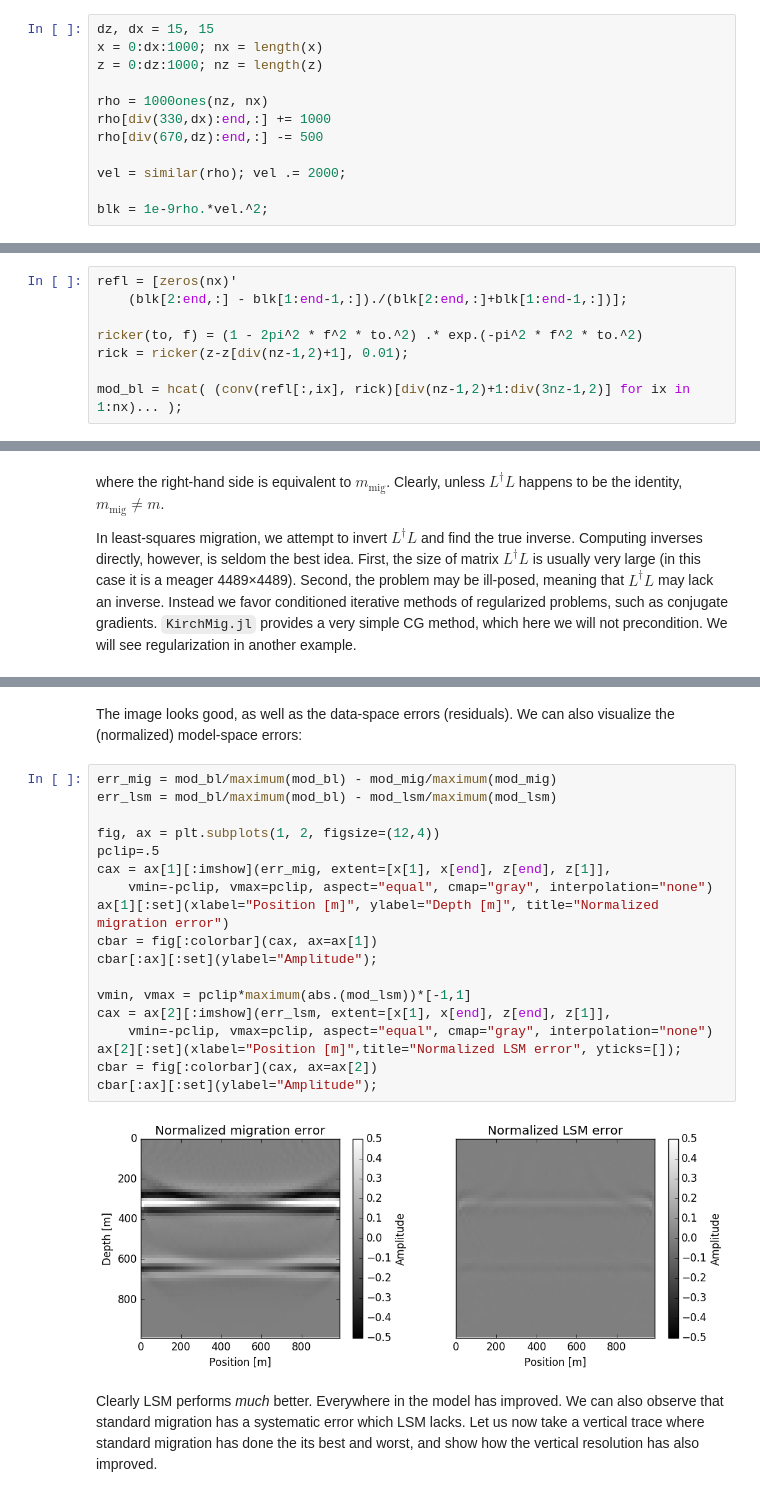
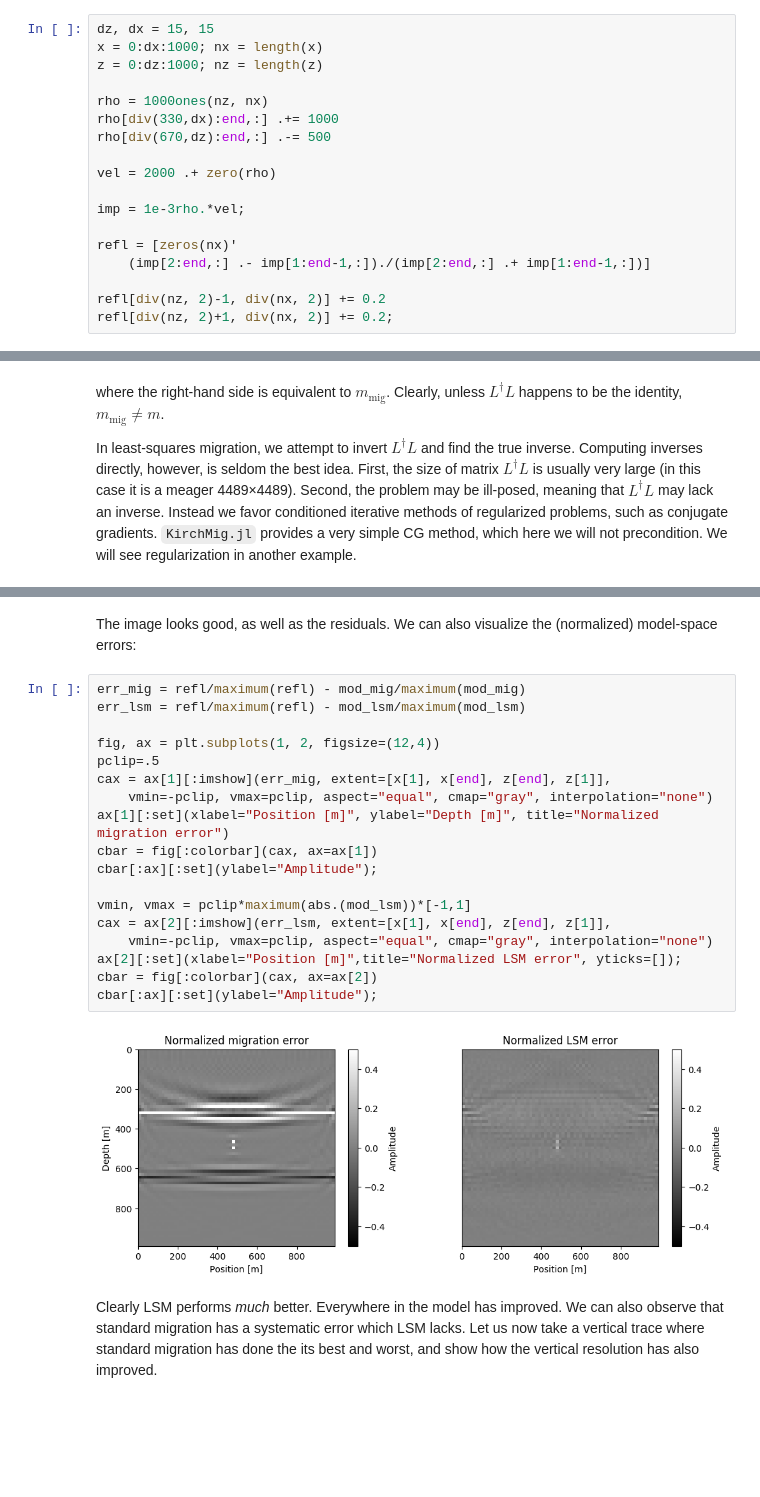
Before and after one commit to cako/KirchMig.jl, a Jupyter notebook: notebooks/LayerCake.ipynb, the cells around one changed output, grey strips where cells are left out. Cells and saved outputs as stored; diff of their text form; blank space fills up the shorter version.

```diff
--- a/notebooks/LayerCake.ipynb
+++ b/notebooks/LayerCake.ipynb
@@ -18,10 +21,16 @@ x = 0:dx:1000; nx = length(x)
 z = 0:dz:1000; nz = length(z)
 
 rho = 1000ones(nz, nx)
-rho[div(330,dx):end,:] += 1000
-rho[div(670,dz):end,:] -= 500
+rho[div(330,dx):end,:] .+= 1000
+rho[div(670,dz):end,:] .-= 500
 
-vel = similar(rho); vel .= 2000;
+vel = 2000 .+ zero(rho)
 
-blk = 1e-9rho.*vel.^2;
+imp = 1e-3rho.*vel;
+
+refl = [zeros(nx)'
+    (imp[2:end,:] .- imp[1:end-1,:])./(imp[2:end,:] .+ imp[1:end-1,:])]
+
+refl[div(nz, 2)-1, div(nx, 2)] += 0.2
+refl[div(nz, 2)+1, div(nx, 2)] += 0.2;
 # %%
@@ -49,8 +57,0 @@ fig[:tight_layout]()
-# %%
-refl = [zeros(nx)'
-    (blk[2:end,:] - blk[1:end-1,:])./(blk[2:end,:]+blk[1:end-1,:])];
-
-ricker(to, f) = (1 - 2pi^2 * f^2 * to.^2) .* exp.(-pi^2 * f^2 * to.^2)
-rick = ricker(z-z[div(nz-1,2)+1], 0.01);
-
-mod_bl = hcat( (conv(refl[:,ix], rick)[div(nz-1,2)+1:div(3nz-1,2)] for ix in 1:nx)... );
@@ -215,25 +249,25 @@ fig[:tight_layout]()
 # %% [markdown]
-The image looks good, as well as the data-space errors (residuals). We can also visualize the (normalized) model-space errors:
+The image looks good, as well as the residuals. We can also visualize the (normalized) model-space errors:
 # %%
-err_mig = mod_bl/maximum(mod_bl) - mod_mig/maximum(mod_mig)
-err_lsm = mod_bl/maximum(mod_bl) - mod_lsm/maximum(mod_lsm)
+err_mig = refl/maximum(refl) - mod_mig/maximum(mod_mig)
+err_lsm = refl/maximum(refl) - mod_lsm/maximum(mod_lsm)
 
 fig, ax = plt.subplots(1, 2, figsize=(12,4))
 pclip=.5
 cax = ax[1][:imshow](err_mig, extent=[x[1], x[end], z[end], z[1]],
     vmin=-pclip, vmax=pclip, aspect="equal", cmap="gray", interpolation="none")
 ax[1][:set](xlabel="Position [m]", ylabel="Depth [m]", title="Normalized migration error")
 cbar = fig[:colorbar](cax, ax=ax[1])
 cbar[:ax][:set](ylabel="Amplitude");
 
 vmin, vmax = pclip*maximum(abs.(mod_lsm))*[-1,1]
 cax = ax[2][:imshow](err_lsm, extent=[x[1], x[end], z[end], z[1]],
     vmin=-pclip, vmax=pclip, aspect="equal", cmap="gray", interpolation="none")
 ax[2][:set](xlabel="Position [m]",title="Normalized LSM error", yticks=[]);
 cbar = fig[:colorbar](cax, ax=ax[2])
 cbar[:ax][:set](ylabel="Amplitude");
 # %% [output]
-[figure, old version]
+[figure, new version]
 # %% [markdown]
 Clearly LSM performs *much* better. Everywhere in the model has improved. We can also observe that standard migration has a systematic error which LSM lacks. Let us now take a vertical trace where standard migration has done the its best and worst, and show how the vertical resolution has also improved.
 # %%
```
Also changed, not shown: parts of 21 cells of this notebook, 1 other file.
